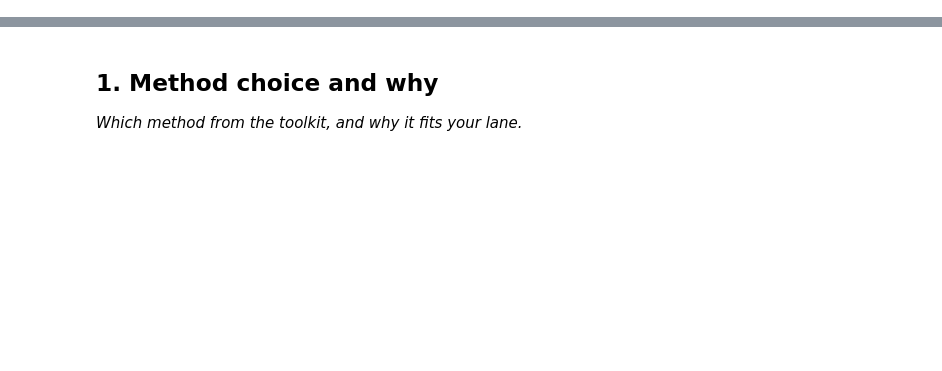
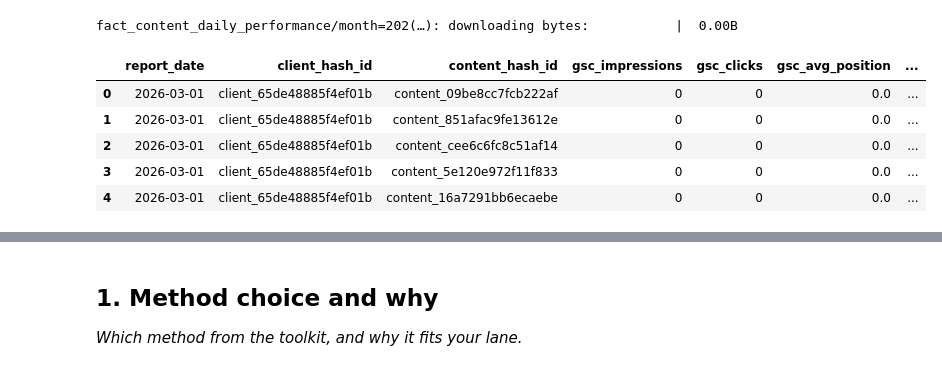
Before and after one commit to omi290/flyrank-ml-internship, a Jupyter notebook: work/notebooks/w05_model.ipynb, the cells around one changed output, grey strips where cells are left out. Cells and saved outputs as stored; diff of their text form; code cells hidden in the pictures; blank space fills up the shorter version.

```diff
--- a/work/notebooks/w05_model.ipynb
+++ b/work/notebooks/w05_model.ipynb
@@ -8,0 +17,44 @@ This skeleton is yours to fill. Work the sections **in order** — each one has
+# %%
+march_path = hf_hub_download(
+    repo_id="FlyRank/internship-warehouse",
+    repo_type="dataset",
+    filename="fact_content_daily_performance/month=2026-03/data_0.parquet",
+    token=HF_TOKEN,
+)
+
+db = duckdb.connect()
+
+db.sql(f"""
+CREATE OR REPLACE VIEW march_data AS
+SELECT *
+FROM read_parquet('{march_path}')
+""")
+# %% [output]
+fact_content_daily_performance/month=202(…): downloading bytes:           |  0.00B
+# %%
+feature_vector = db.sql("""
+SELECT
+    report_date,
+    client_hash_id,
+    content_hash_id,
+
+    COALESCE(gsc_impressions,0) AS gsc_impressions,
+    COALESCE(gsc_clicks,0) AS gsc_clicks,
+    COALESCE(gsc_avg_position,0) AS gsc_avg_position,
+    COALESCE(ga4_pageviews,0) AS ga4_pageviews,
+    COALESCE(ga4_sessions,0) AS ga4_sessions,
+    COALESCE(scroll_events,0) AS scroll_events
+
+FROM march_data
+
+WHERE ga4_data_available IS TRUE
+""").df()
+
+feature_vector.head()
+# %% [output]
+|  | report_date | client_hash_id | content_hash_id | gsc_impressions | gsc_clicks | gsc_avg_position | ... |
+| 0 | 2026-03-01 | client_65de48885f4ef01b | content_09be8cc7fcb222af | 0 | 0 | 0.0 | ... |
+| 1 | 2026-03-01 | client_65de48885f4ef01b | content_851afac9fe13612e | 0 | 0 | 0.0 | ... |
+| 2 | 2026-03-01 | client_65de48885f4ef01b | content_cee6c6fc8c51af14 | 0 | 0 | 0.0 | ... |
+| 3 | 2026-03-01 | client_65de48885f4ef01b | content_5e120e972f11f833 | 0 | 0 | 0.0 | ... |
+| 4 | 2026-03-01 | client_65de48885f4ef01b | content_16a7291bb6ecaebe | 0 | 0 | 0.0 | ... |
```
Also changed, not shown: parts of 14 cells of this notebook.
